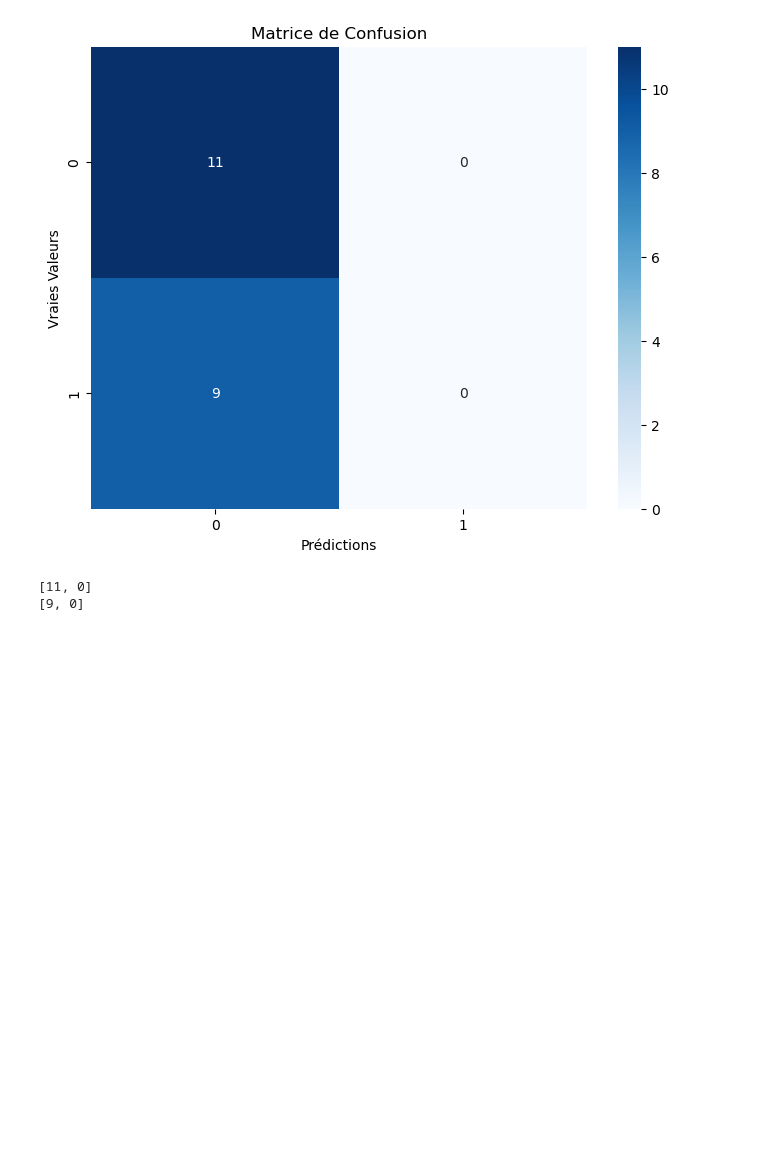
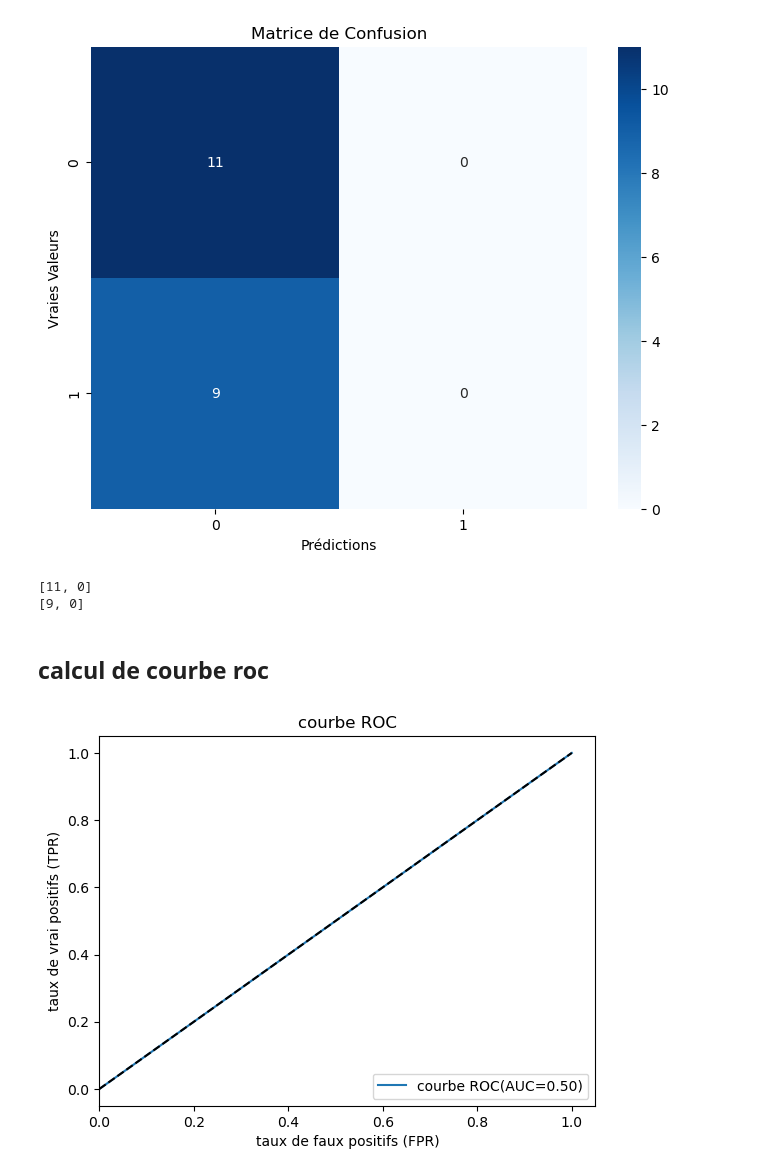
Before and after one commit to Saynbemorinbewang2/DS_groupe1, a Jupyter notebook: Groupe1dt Final.ipynb, the cells around one changed output. Drawn from its saved outputs; the diff is of its cells as text; code cells hidden in the pictures; blank space fills up the shorter version.

Commit message:
Add files via upload
l'ajout du code pour la courbe roc

```diff
--- a/Groupe1dt Final.ipynb
+++ b/Groupe1dt Final.ipynb
@@ -307,7 +308,7 @@ feature_names = df.drop('Outcome', axis=1).columns
 scaler=MinMaxScaler()
 X=scaler.fit_transform(X)
 # %%
-# Définir la taille de l'ensemble de test (par exemple, 20%)
+# Définir la taille de l'ensemble de test
 test_size = 0.5
 
 # Calculer le nombre d'échantillons pour l'ensemble de test
@@ -321,7 +322,7 @@ y_test = y[-num_test_samples:]
 
 # Appeler votre fonction d'arbre de décision (par exemple, build_tree)
 # avec X_train, y_train et les noms de caractéristiques pour entraîner le modèle
-root = build_tree(X_train, y_train, depth=1, max_depth=10, feature_names=feature_names)
+root = build_tree(X_train, y_train, depth=2, max_depth=5, feature_names=feature_names)
 # %%
 # Afficher l'arbre de décision avec les noms de caractéristiques
 print("Arbre de décision:")
@@ -439,3 +440,21 @@ for row in matrice_conf:
 # %% [output]
 [11, 0]
 [9, 0]
+# %% [markdown]
+## calcul de courbe roc
+# %%
+fpr, tpr, thresholds = roc_curve(y_test, predictions)
+# %%
+roc_auc = auc(fpr, tpr)
+# %%
+plt.plot(fpr, tpr, label='courbe ROC(AUC=%0.2f)'% roc_auc)
+plt.plot([0,1],[0,1], 'k--' )
+plt.xlim([0.0, 1.0])
+plt.xlim([0.0, 1.05])
+plt.xlabel('taux de faux positifs (FPR)')
+plt.ylabel('taux de vrai positifs (TPR)')
+plt.title('courbe ROC')
+plt.legend(loc="lower right")
+plt.show()
+# %% [output]
+[figure, added]
```
Also changed, not shown: parts of 4 cells of this notebook.
